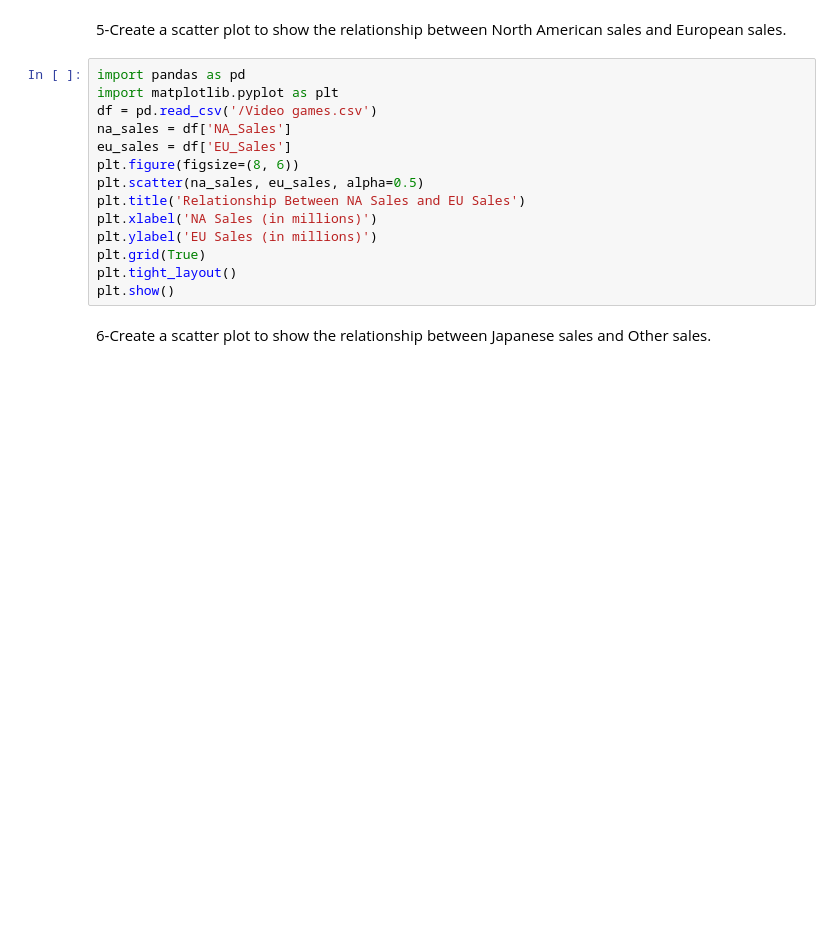
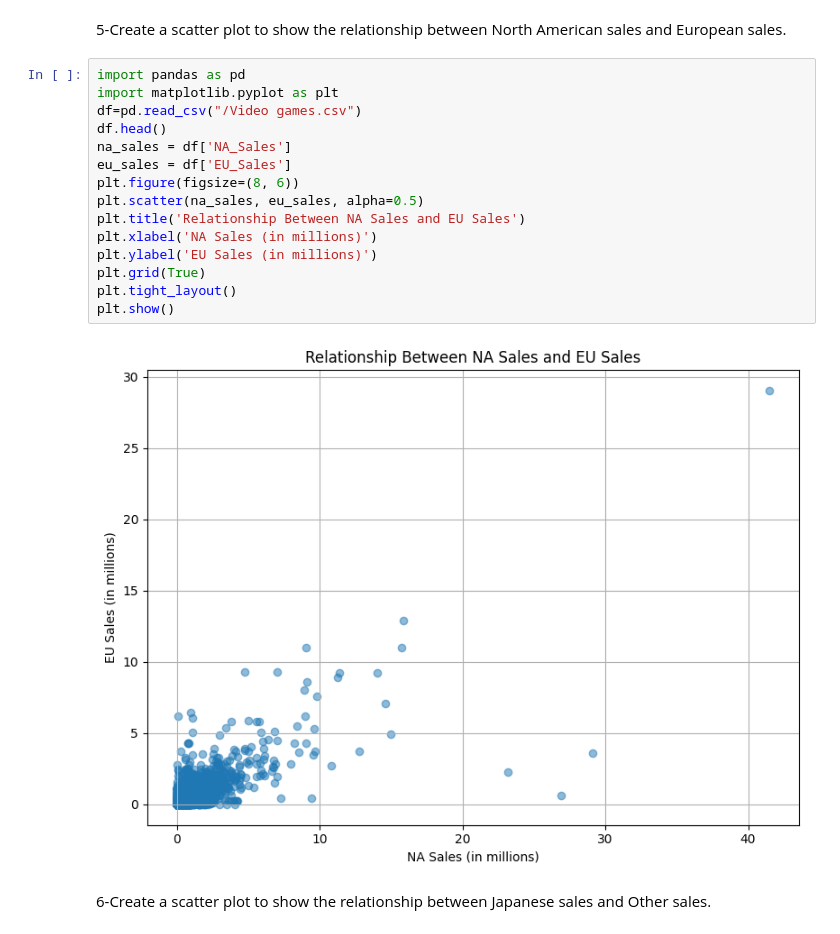
Before and after one commit to chaymaaaaa/go-my-code-, a Jupyter notebook: checkpoint_data_visualization.ipynb, the cells around one changed output. Cells and saved outputs as stored; diff of their text form; blank space fills up the shorter version.

```diff
--- a/checkpoint_data_visualization.ipynb
+++ b/checkpoint_data_visualization.ipynb
@@ -43,17 +58,20 @@ fig.show()
 # %%
 import pandas as pd
 import matplotlib.pyplot as plt
-df = pd.read_csv('/Video games.csv')
+df=pd.read_csv("/Video games.csv")
+df.head()
 na_sales = df['NA_Sales']
 eu_sales = df['EU_Sales']
 plt.figure(figsize=(8, 6))
 plt.scatter(na_sales, eu_sales, alpha=0.5)
 plt.title('Relationship Between NA Sales and EU Sales')
 plt.xlabel('NA Sales (in millions)')
 plt.ylabel('EU Sales (in millions)')
 plt.grid(True)
 plt.tight_layout()
 plt.show()
+# %% [output]
+[figure, added]
 # %% [markdown]
 6-Create a scatter plot to show the relationship between Japanese sales and Other sales.
 # %%
```
Also changed, not shown: parts of 11 cells of this notebook.
